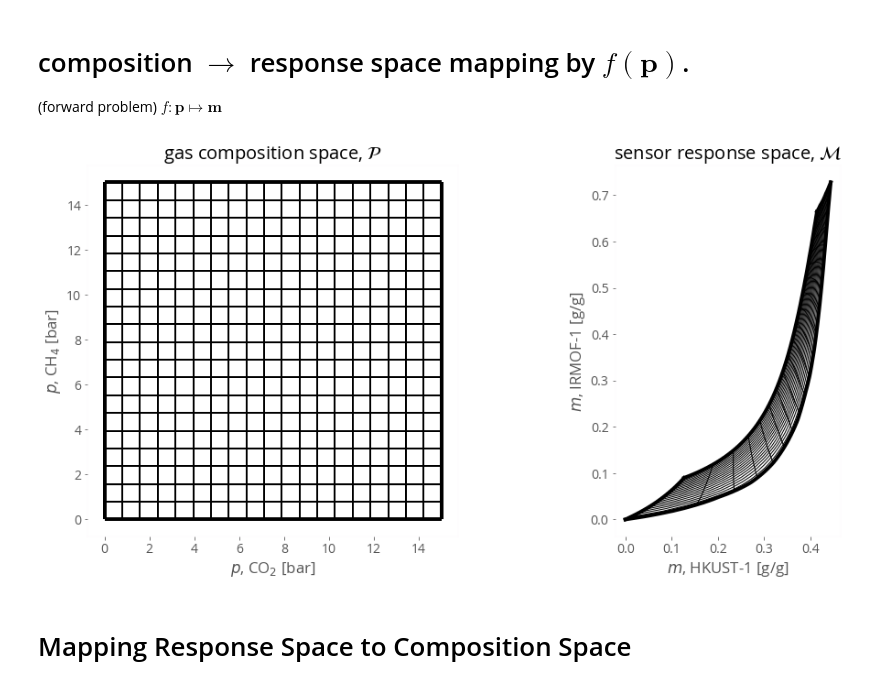
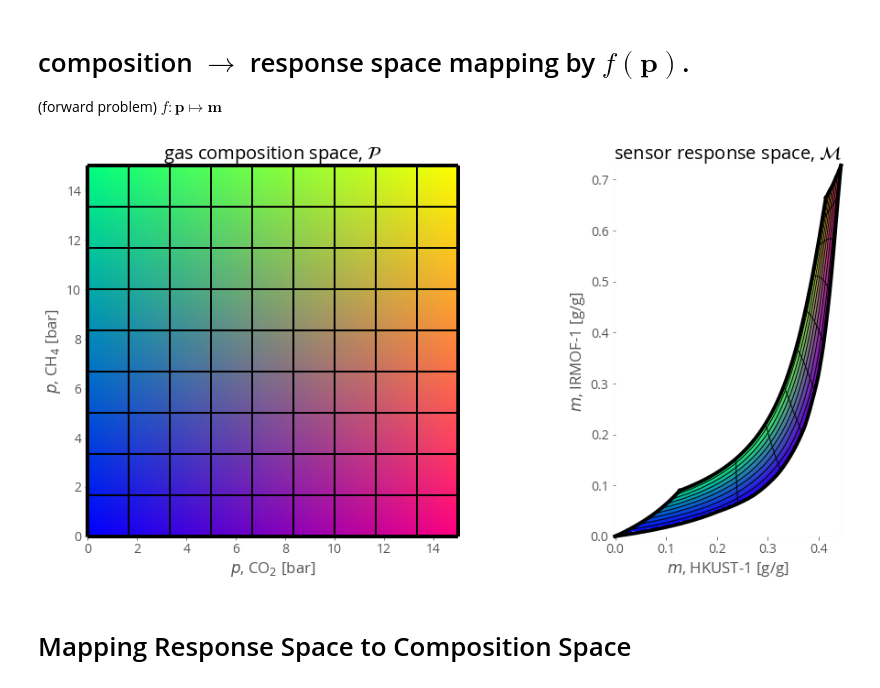
Before and after one commit to SimonEnsemble/nonlinear_sensing, a Jupyter notebook: viz mapping.ipynb, the cells around one changed output. Drawn from its saved outputs; the diff is of its cells as text; code cells hidden in the pictures.

```diff
--- a/viz mapping.ipynb
+++ b/viz mapping.ipynb
@@ -147,17 +147,17 @@ p[i]: partial pressure of gas i
 def f(p):
     if np.any(p < 0.0):
         # tell optim algo this is the wrong direction!
-        return np.array([-1.0 * np.linalg.norm(p), -1.0 * np.linalg.norm(p)])
+        return np.array([-1.0, -1.0]) * np.linalg.norm(p)
     m = np.zeros(2)
     for i, mof in enumerate(mofs):
         # if gas is pure gas 1
         if p[0] == 0.0:
             m[i] = ads_model[mof][gases[1]].loading(p[1]) * molecular_weight[gases[1]] / 1000
-            continue
+            continue # onto next MOF
         #  if gas is pure gas 0
         if p[1] == 0.0:
             m[i] = ads_model[mof][gases[0]].loading(p[0]) * molecular_weight[gases[0]] / 1000
-            continue
+            continue # onto next MOF
         # if reached this far, need IAST
         # first, a reasonable guess for adsorbed_mole_fraction_guess
         #  based on pure-component loadings
@@ -225,14 +225,16 @@ def g(m):
     def f_want_0(p):
         return f(p) - m
     p_guess = g_knn(m)
-    xtol = 1.49012e-08 # default
     method = "hybr" # default
     if p_guess[0] < 4.0 or p_guess[1] < 4.0:
         method = "lm" # works better for small p, but slower
     sol = optimize.root(f_want_0, p_guess, method=method)
     p = sol.x
     if not sol.success:
-        print(sol.message)
+#         print(sol.message)
+        return np.array([np.nan, np.nan])
+    # crazy that we need this, but sometimes sol.success is true and it doesn't satisfy this.
+    if not np.linalg.norm(f_want_0(p)) < 1e-6:
         return np.array([np.nan, np.nan])
     return p
 # %%
@@ -312,7 +314,7 @@ def draw_box(L, plt_num):
 (forward problem) $f : \mathbf{p} \mapsto \mathbf{m}$
 # %%
 p_max = 15.0
-draw_color = False
+draw_color = True
 
 fig, ax = plt.subplots(1, 2, figsize=(15, 7))
 
@@ -380,7 +382,7 @@ ax[1].set_aspect('equal', 'box')
 ###
 #  grid lines
 ###
-nb_lines = 20
+nb_lines = 10
 nb_pts = 50
 ps = np.linspace(0, p_max, nb_lines)
 p_fine = np.linspace(0, p_max, nb_pts)
@@ -390,34 +392,34 @@ for i in range(len(ps)):
     ###
     p_a = ps[i] # p_a is constant here.
     ax[0].vlines(p_a, 0, p_max, color=grid_line_color)
 
     # plot the image of the line in sensor response space
     #     loop through points on the line
     m0 = np.zeros(nb_pts)
     m1 = np.zeros(nb_pts)
     for j, p_b in enumerate(p_fine):
         p = np.array([p_a, p_b])
         m0[j], m1[j] = f(p)
     ax[1].plot(m0, m1, color=grid_line_color, lw=1)
 
     ###
     #   y = constant (horizontal) grid lines
     ###
     p_b = ps[i] # p_b is constant here.
     ax[0].hlines(p_b, 0, p_max, color=grid_line_color)
 
     # plot the image of the line in sensor response space
     # loop through points on the line
     for j, p_a in enumerate(p_fine):
         p = np.array([p_a, p_b])
         m0[j], m1[j] = f(p)
     ax[1].plot(m0, m1, color=grid_line_color, lw=1)
 # plt.suptitle("$f:\mathbf{p} \rightarrow \mathbf{m}$")
 draw_mspace_boundaries(p_max, 1)
 plt.tight_layout()
 plt.savefig("p_to_m_2d.pdf", format="pdf")
 # %% [output]
-[figure, old version]
+[figure, new version]
 # %% [markdown]
 # Mapping Response Space to Composition Space
 # %%
```
Also changed, not shown: parts of 4 cells of this notebook.
